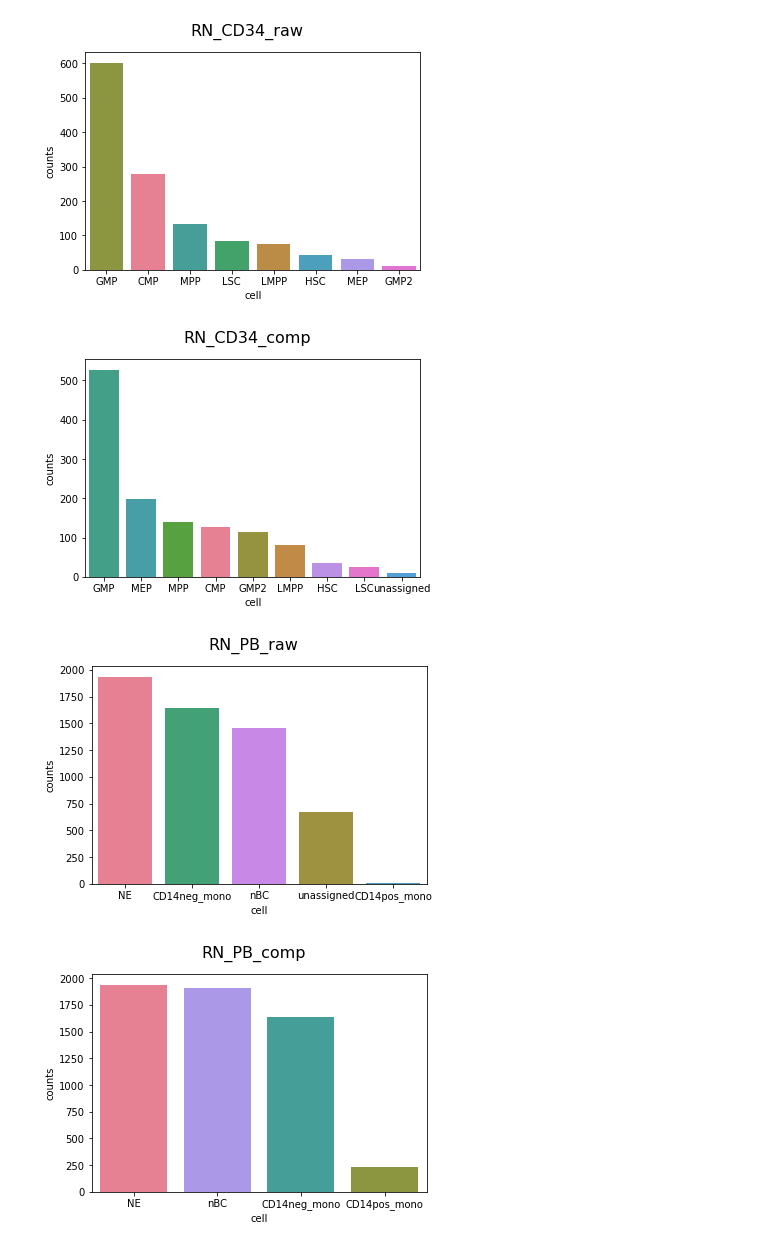
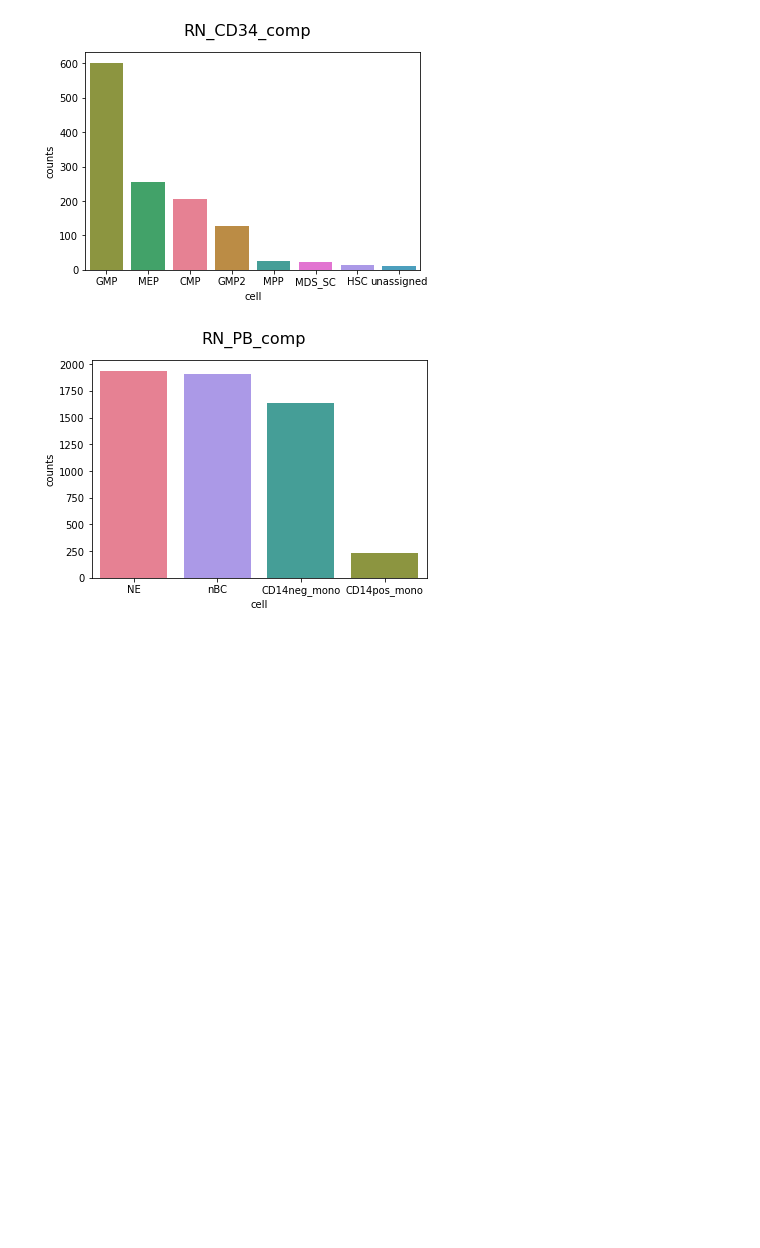
Before and after one commit to AnnatinaSchnegg/AS_amplicons, a Jupyter notebook: Code/Index - RN all data.ipynb, the cells around one changed output. Saved outputs shown, nothing was run; the diff lists cells and outputs as text; code cells hidden in the pictures; blank space fills up the shorter version.

Commit message:
Indexing update, stat of haplotype functions

```diff
--- a/Code/Index - RN all data.ipynb
+++ b/Code/Index - RN all data.ipynb
@@ -638,7 +799,7 @@ for filename in os.listdir(directory):
     fileplates.append(plateid)
 
 
-#Note that one nBC plate has 2 index files associated - these are treated separaetly then the placeholder plate name replaced in the final df
+#Note that one nBC plate has 2 index files associated - these are treated separately then the placeholder plate name replaced in the final df
 ampplates = ['not_seq_NE1','AS-189','not_seq_NE3','not_seq_NE4','AS-195','not_seq_Mono1','AS-187','AS-193','not_seq_Mono4','not_seq_Mono5','not_seq_nBC1','not_seq_nBC2','AS-194','not_seq_nBC4a','not_seq_nBC4','AS-196']
 #second list is missing the first plate name, use for iteration later
 ampplates2 = ['AS-189','not_seq_NE3','not_seq_NE4','AS-195','not_seq_Mono1','AS-187','AS-193','not_seq_Mono4','not_seq_Mono5','not_seq_nBC1','not_seq_nBC2','AS-194','not_seq_nBC4a','not_seq_nBC4','AS-196']
@@ -749,7 +910,7 @@ for filename in os.listdir(directory):
     data_dict[plate] = data  #output df into a dictionary
 
 fig.tight_layout()
-#plt.close() #comment out to view comp plots
+plt.close() #comment out to view comp plots
 
 #Rename columns that have channel and not fluorophore for raw and comp data - realised that not all files had the channel correctly named
 for p in data_dict.keys():
@@ -769,20 +930,29 @@ for p in data_dict_comp.keys():
             data_dict_comp[p].rename(columns = {c:col_name[c]}, inplace = True)
 
 #Combine all data or data_comp df into a single large df for gating
-PB_alldata = data_dict['not_seq_NE1']
-PB_alldata_comp = data_dict_comp['not_seq_NE1']
+#PB_alldata = data_dict['not_seq_NE1']
+#PB_alldata_comp = data_dict_comp['not_seq_NE1']
 
-for p in ampplates2:
-    PB_alldata = PB_alldata.append(data_dict[p], ignore_index=True)
-    PB_alldata_comp = PB_alldata_comp.append(data_dict_comp[p], ignore_index=True)
+#for p in ampplates2:
+#    PB_alldata = PB_alldata.append(data_dict[p], ignore_index=True)
+#    PB_alldata_comp = PB_alldata_comp.append(data_dict_comp[p], ignore_index=True)
+
+
+#Will just return comp data unless raw data unhashed
+
+#Annatina's better solution
+#PB_alldata = pd.concat(data_dict.values(), axis = 0)
+PB_alldata_comp = pd.concat(data_dict_comp.values(), axis = 0)
+
 
 #print((PB_alldata.shape[0])/15) #QC lines to check that there are 381 cells for each of 15 plates
 #print(PB_alldata.shape[0])
 
 #Need to rename ['Plate'] 'not_seq_nBC4a' to 'not_seq_nBC4' - this was the placeholder name given to the plate split over two inx files
-PB_alldata['Plate'] = PB_alldata['Plate'].replace({'not_seq_nBC4a':'not_seq_nBC4'})
+#PB_alldata['Plate'] = PB_alldata['Plate'].replace({'not_seq_nBC4a':'not_seq_nBC4'})
 PB_alldata_comp['Plate'] = PB_alldata_comp['Plate'].replace({'not_seq_nBC4a':'not_seq_nBC4'})
 
+
 #Add column to combine plate and well
-PB_alldata['Plate_Well'] = PB_alldata['Plate'].astype(str) + '_' + PB_alldata['Well'].astype(str)
-PB_alldata_comp['Plate_Well'] = PB_alldata_comp['Plate'].astype(str) + '_' + PB_alldata['Well'].astype(str)
+#PB_alldata['Plate_Well'] = PB_alldata['Plate'].astype(str) + '_' + PB_alldata['Well'].astype(str)
+PB_alldata_comp['Plate_Well'] = PB_alldata_comp['Plate'].astype(str) + '_' + PB_alldata_comp['Well'].astype(str)
@@ -791,6 +959,6 @@ PB_alldata_comp['Plate_Well'] = PB_alldata_comp['Plate'].astype(str) + '_' + PB_
 # %%
 #Next step is to set gates for each fluorophore. These are adjusted in this cell for now
-#Raw data
+#Raw CD34 data
 CD34_gate_loc = {
     'Lin-PE-Cy5': 2000,
     'CD34-PE': 280 ,
@@ -806,11 +974,11 @@ CD34_gate_loc = {
 CD34_gate_loc_comp = {
     'Lin-PE-Cy5': 1000,
     'CD34-PE': 280 ,
-    'CD38-APC-cy7': 2500 ,
+    'CD38-APC-cy7': 1100 ,  #Originally 2500, have adjusted to 1100 as per AS calculation for lowest 10%. This is compatible with FlowJo analysis on total MNC
     'CD45RA-FITC': 1000 ,
     'CD123-PE-Cy7': 200,
     'Zombie': 8000,
-    'IL1RAP-APC': 300,
+    'IL1RAP-APC': 1400,  #set from FlowJo looking at FMOs
     'CD90-BV421': 500,
 }
 
@@ -854,16 +1021,14 @@ PBflowplot_byplate(PB_alldata_comp, PB_gate_loc_comp, 'PB_comp')
 # %%
 #Assign cell types and plot the distribution
 
-CD34_alldata_ct, CD34_alldata_ID = CD34_celltype_assign(CD34_alldata, CD34_gate_loc, 'RN_CD34_raw')
-CD34_alldata_comp_ct, CD34_alldata_comp_ID = CD34_celltype_assign(CD34_alldata_comp, CD34_gate_loc_comp, 'RN_CD34_comp')
+#CD34_alldata_ct= CD34_celltype_assign(CD34_alldata, CD34_gate_loc, 'RN_CD34_raw')
+CD34_alldata_comp_ct = CD34_celltype_assign(CD34_alldata_comp, CD34_gate_loc_comp, 'RN_CD34_comp')
 
-PB_alldata_ct, PB_alldata_ID = PB_celltype_assign(PB_alldata, PB_gate_loc, 'RN_PB_raw')
-PB_alldata_comp_ct, PB_alldata_comp_ID = PB_celltype_assign(PB_alldata_comp, PB_gate_loc_comp, 'RN_PB_comp')
+#PB_alldata_ct = PB_celltype_assign(PB_alldata, PB_gate_loc, 'RN_PB_raw')
+PB_alldata_comp_ct = PB_celltype_assign(PB_alldata_comp, PB_gate_loc_comp, 'RN_PB_comp')
 # %% [output]
-[figure, old version]
+[figure, new version]
-[figure, old version]
+[figure, new version]
-[figure, removed]
-[figure, removed]
 # %%
 #Plot by cell type
 
```
Also changed, not shown: parts of 11 cells of this notebook, 2 other files.
